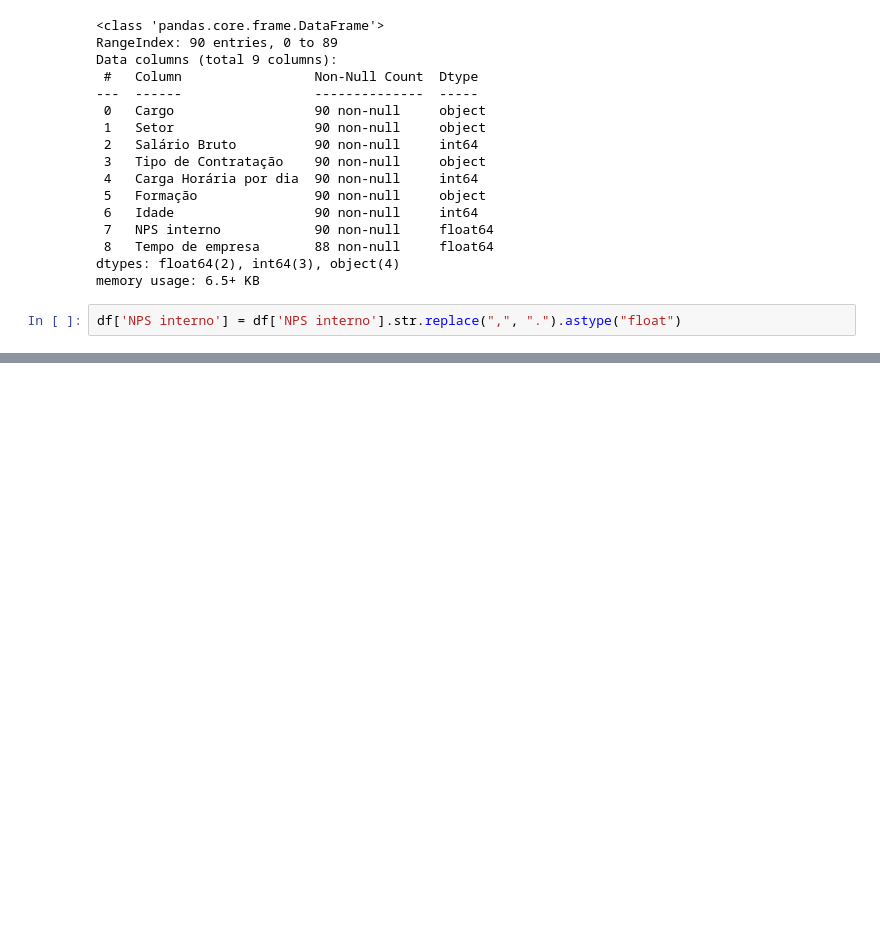
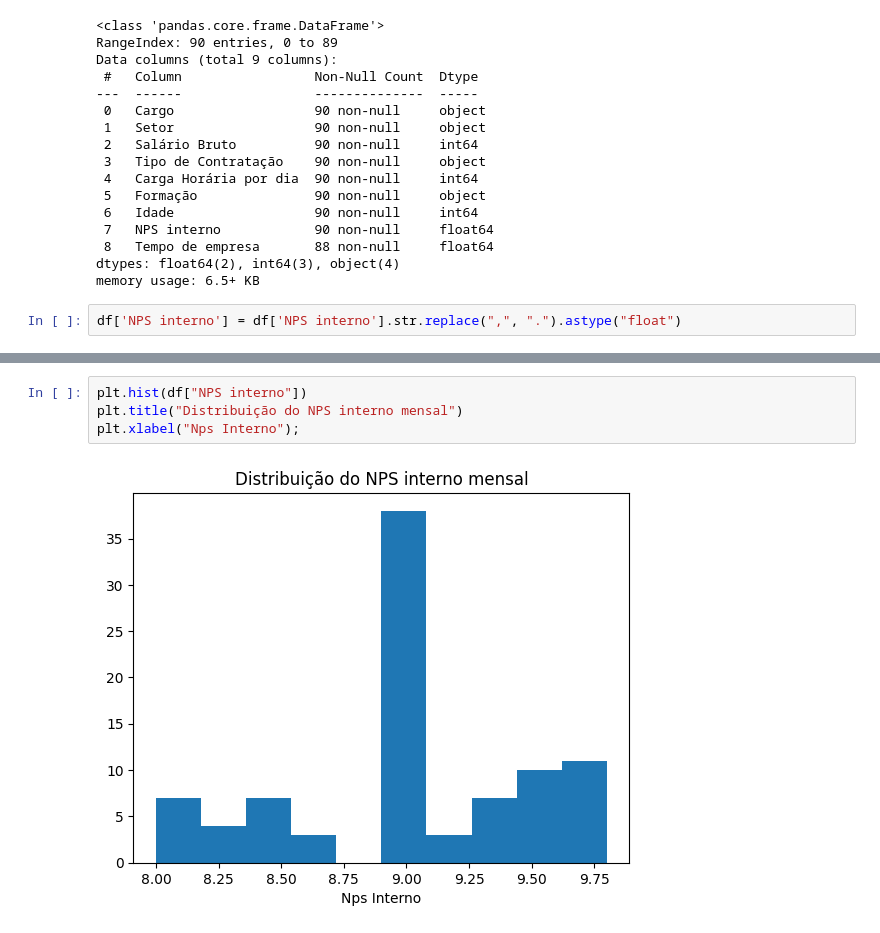
Before and after one commit to alvesgui/analise-dados-itegra-bot, a Jupyter notebook: notebooks/AnaliseDeDados.ipynb, the cells around one changed output, grey strips where cells are left out. Cells and saved outputs as stored; diff of their text form; blank space fills up the shorter version.

```diff
--- a/notebooks/AnaliseDeDados.ipynb
+++ b/notebooks/AnaliseDeDados.ipynb
@@ -35,0 +69,6 @@ df['NPS interno'] = df['NPS interno'].str.replace(",", ".").astype("float")
+# %%
+plt.hist(df["NPS interno"])
+plt.title("Distribuição do NPS interno mensal")
+plt.xlabel("Nps Interno");
+# %% [output]
+[figure, added]
```
Also changed, not shown: parts of 3 cells of this notebook.
